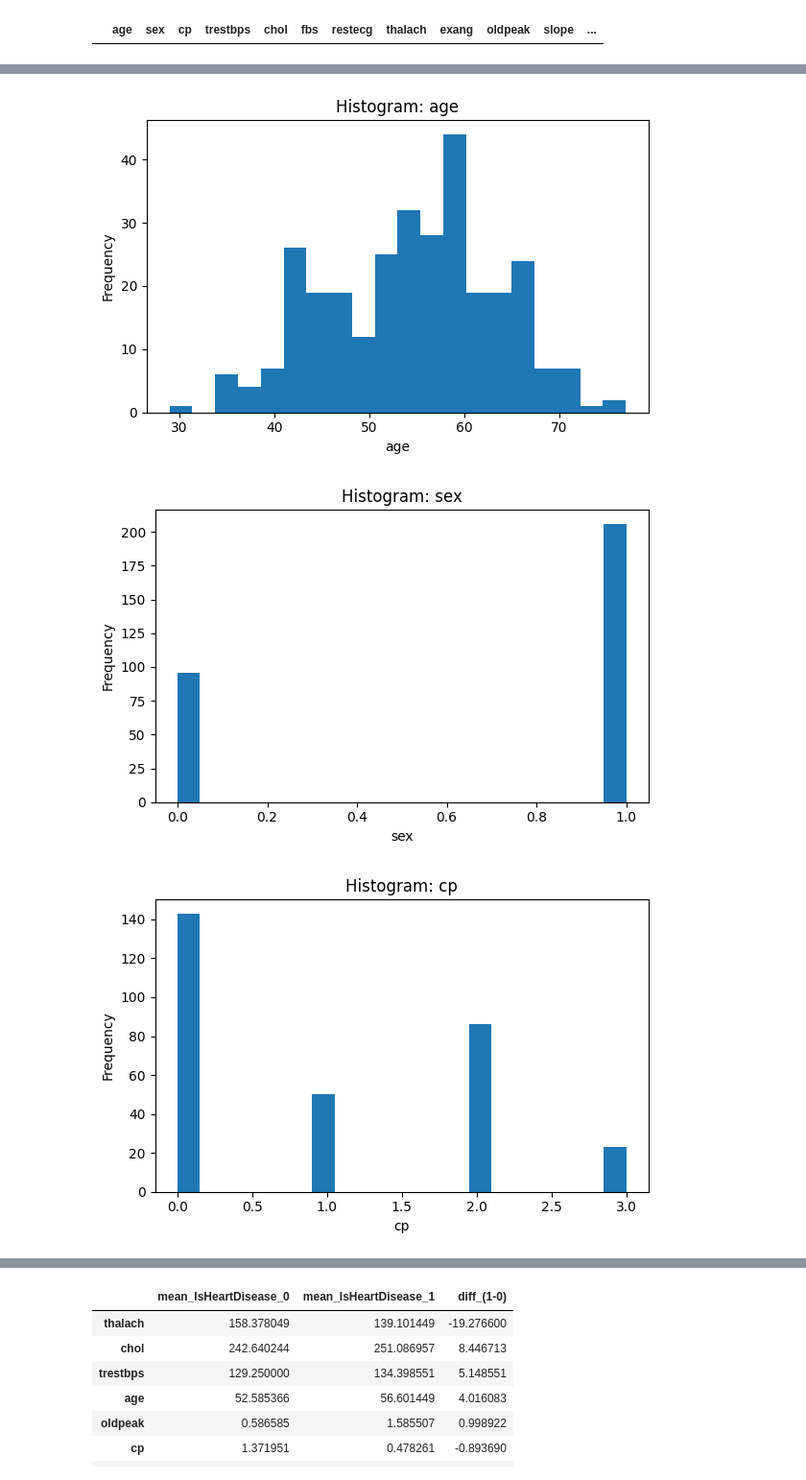
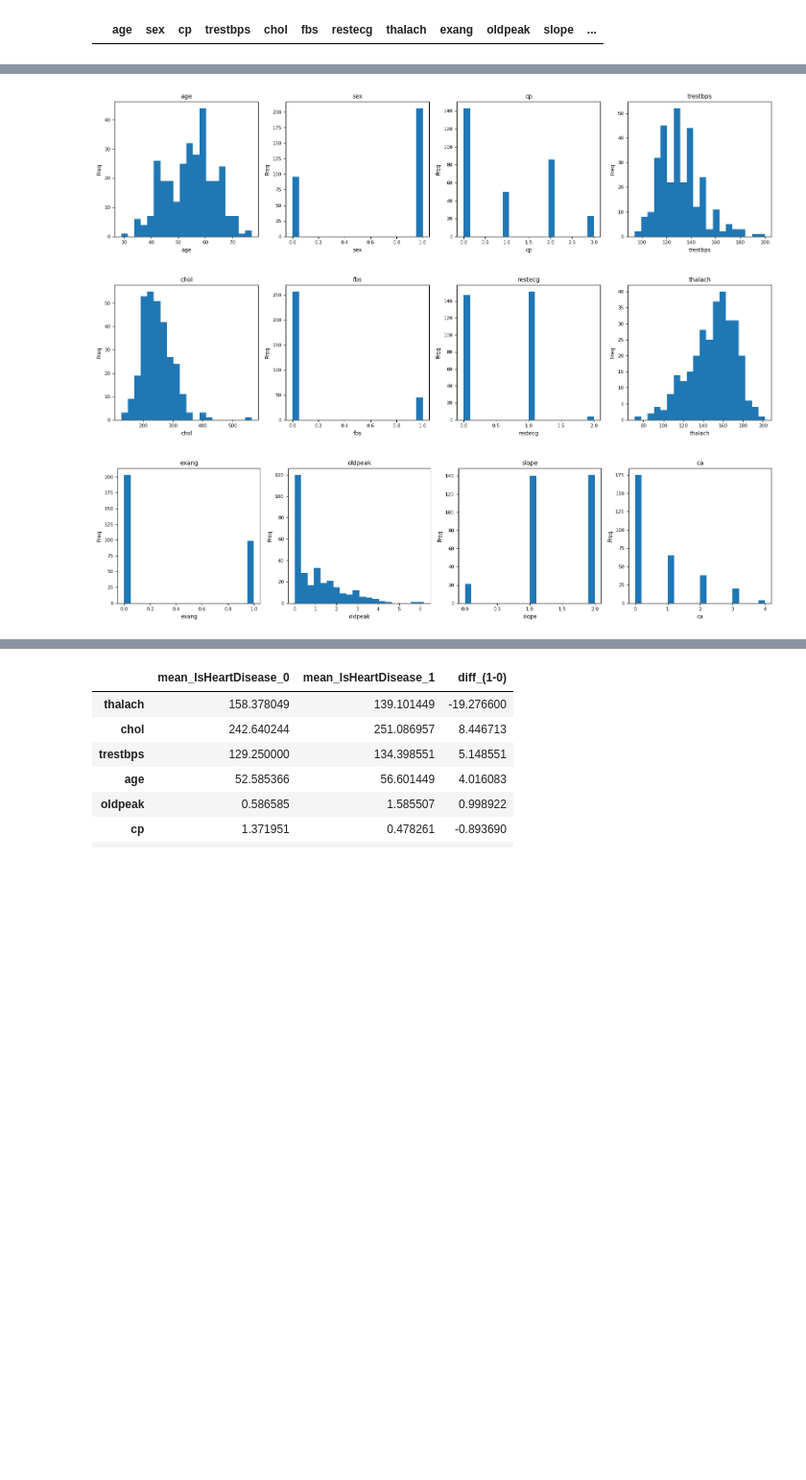
Before and after one commit to Janau00/SWE485-Project-Group9, a Jupyter notebook: Phase1_Data_Exploration.ipynb, the cells around one changed output, grey strips where cells are left out. Shown at 96% size. Cells and saved outputs as stored; diff of their text form; code cells hidden in the pictures; blank space fills up the shorter version.

```diff
--- a/Phase1_Data_Exploration.ipynb
+++ b/Phase1_Data_Exploration.ipynb
@@ -157,0 +287,19 @@ non_duplicate_df[non_duplicate_df.duplicated()]
+# %%
+import matplotlib.pyplot as plt
+import seaborn as sns
+
+features = ['cp', 'thal', 'slope']
+
+plt.figure(figsize=(18, 5))
+
+for i, feature in enumerate(features, 1):
+    ax = plt.subplot(1, 3, i)
+    sns.countplot(data=CorrectMapping_df, x=feature, hue='IsHeartDisease', ax=ax)
+
+    ax.set_title(f"{feature.upper()} vs Heart Disease")
+    ax.set_xlabel(feature.upper())
+    ax.set_ylabel("Count")
+    ax.legend(title="Heart Disease", labels=["No (0)", "Yes (1)"])
+
+plt.tight_layout()
+plt.show()
@@ -219,21 +368,29 @@ Histograms show how each numeric feature is distributed across the dataset.
 # %%
 import matplotlib.pyplot as plt
 import numpy as np
 
-numeric_cols = non_duplicate_df.select_dtypes(include=[np.number]).columns.tolist()
+numeric_cols = CorrectMapping_df.select_dtypes(include=[np.number]).columns.tolist()
 
-# Exclude target from distribution plots (optional)
-numeric_feature_cols = [c for c in numeric_cols if c != "target"]
+# Exclude target column
+numeric_feature_cols = [c for c in numeric_cols if c != "IsHeartDisease"]
 
-for col in numeric_feature_cols:
-    plt.figure(figsize=(6,4))
-    plt.hist(non_duplicate_df[col].dropna(), bins=20)
-    plt.title(f"Histogram: {col}")
-    plt.xlabel(col)
-    plt.ylabel("Frequency")
+for i in range(0, len(numeric_feature_cols), 4):
+    cols_subset = numeric_feature_cols[i:i+4]
+
+    plt.figure(figsize=(16, 4))  # 4 plots per row
+
+    for j, col in enumerate(cols_subset, 1):
+        plt.subplot(1, 4, j)
+        plt.hist(CorrectMapping_df[col].dropna(), bins=20)
+        plt.title(col, fontsize=10)
+        plt.xlabel(col, fontsize=9)
+        plt.ylabel("Freq", fontsize=9)
+        plt.xticks(fontsize=8)
+        plt.yticks(fontsize=8)
+
     plt.tight_layout()
     plt.show()
 # %% [output]
-[figure, old version]
+[figure, new version]
-[figure, old version]
+[figure, new version]
-[figure, old version]
+[figure, new version]
```
Also changed, not shown: parts of 40 cells of this notebook.
